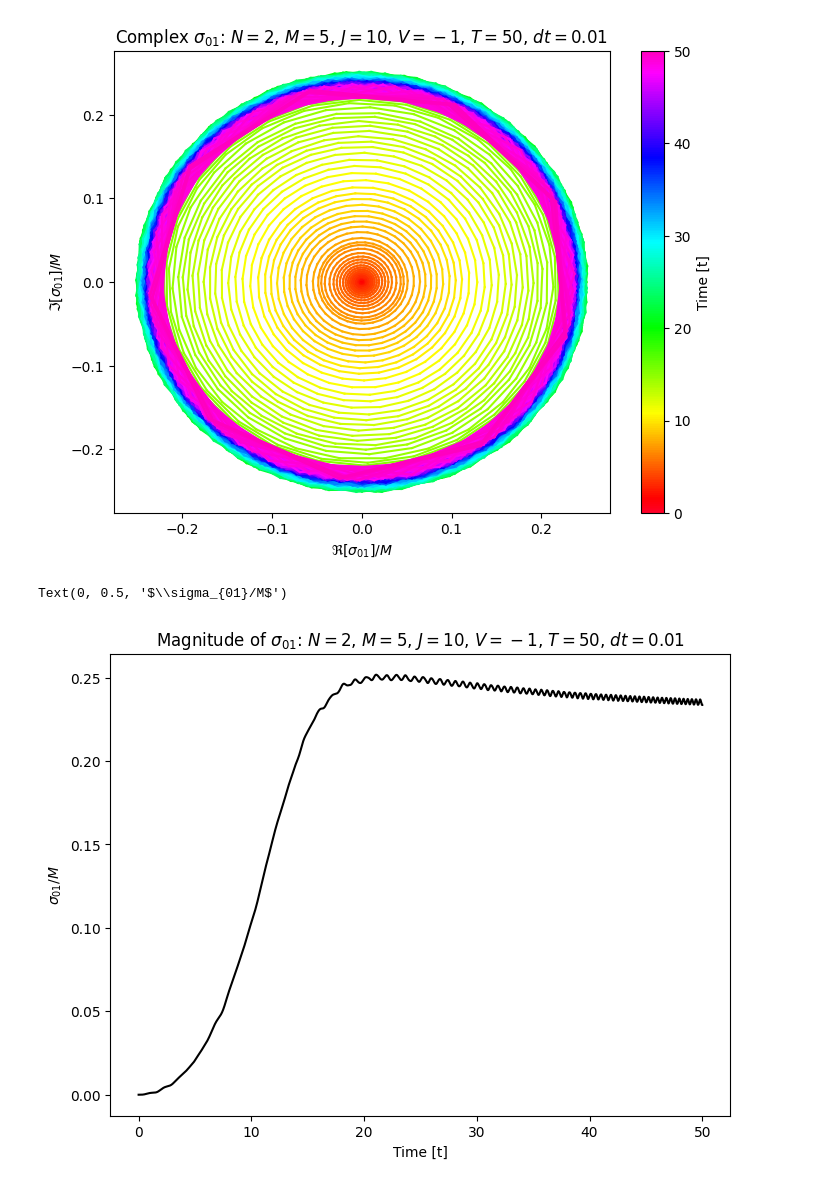
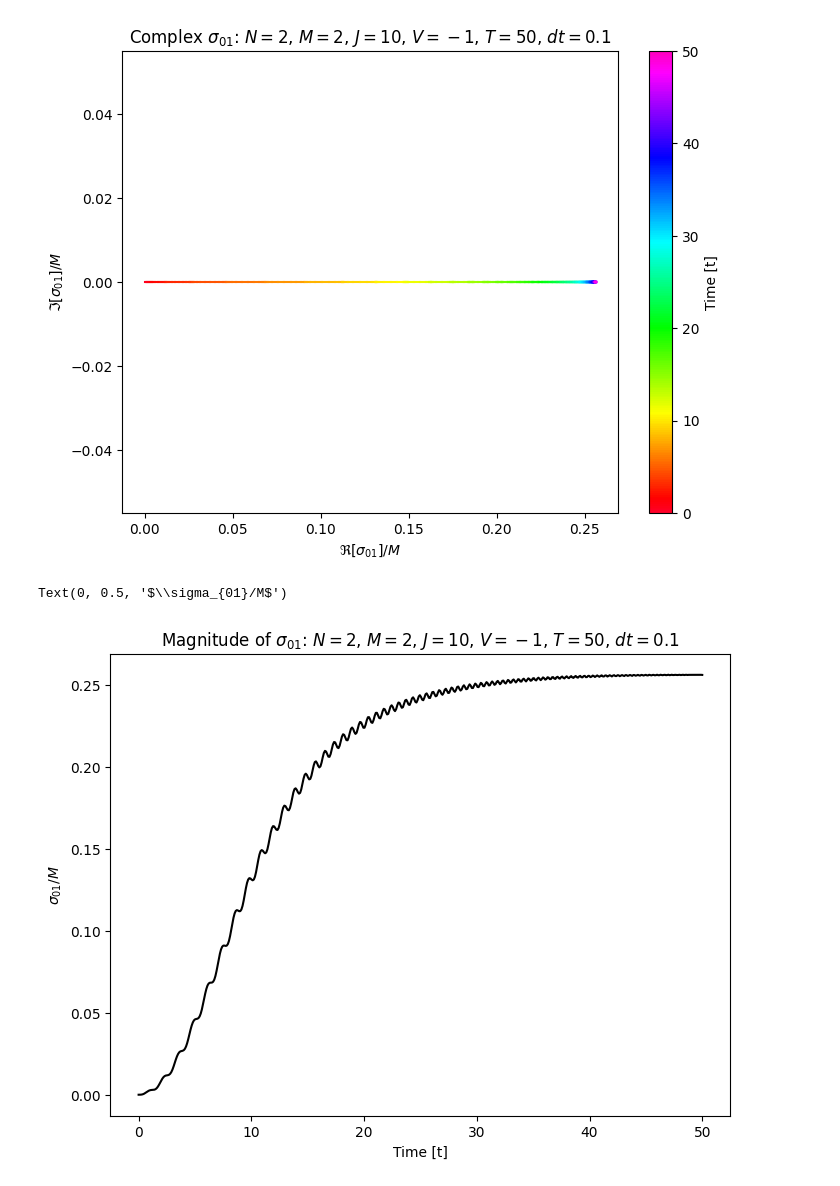
Before and after one commit to jwdesroches/synthetic_dimensions, a Jupyter notebook: adiabatic_evolution/adiabatic_evolution_correlations.ipynb, the cells around one changed output. Drawn from its saved outputs; the diff is of its cells as text; code cells hidden in the pictures.

Commit message:
fixed sigma plotting issue

```diff
--- a/adiabatic_evolution/adiabatic_evolution_correlations.ipynb
+++ b/adiabatic_evolution/adiabatic_evolution_correlations.ipynb
@@ -12,7 +12,7 @@ import warnings
 warnings.filterwarnings("ignore")
 # %%
 N = 2
-M = 5
+M = 2
 
 mu = 5
 init_J = 0.01
@@ -25,7 +25,7 @@ i = 0
 j = 1
 
 t_total = 50
-dt = 0.01
+dt = 0.1
 
 n_excited_states = M**N
 
@@ -39,38 +39,39 @@ states, _ = enumerate_states(N, M)
 for idx in range(len(times)):
 
         adiabatic_wavefunction = adiabatic_wavefunctions[idx]
+
         sigmas_over_M += [sigma_ij(i = i, j = j, ground_state_wavefunction = adiabatic_wavefunction, states = states, N=N, M=M)/M]
 # %%
 fig, ax = plt.subplots(figsize=(8, 6))
 
 norm = plt.Normalize(times.min(), times.max())
 cmap = get_cmap('gist_rainbow')
 
 for i in range(len(times) - 1):
     ax.plot(np.real(sigmas_over_M[i:i+2]), np.imag(sigmas_over_M[i:i+2]), color=cmap(norm(times[i])))
 
 sm = plt.cm.ScalarMappable(cmap=cmap, norm=norm)
 sm.set_array([])
 cbar = plt.colorbar(sm, ax=ax)
 cbar.set_label('Time [t]')
 
 ax.set_xlabel("$\Re [\sigma_{01}]/M$")
 ax.set_ylabel("$\Im [\sigma_{01}]/M$")
 ax.set_title("Complex $\sigma_{01}$:"+f" $N={N}$, $M={M}$, $J = {J}$, $V={V}$, $T={t_total}$, $dt={np.round(dt, 3)}$")
 
 plt.show()
 
 fig, ax = plt.subplots(figsize = (8,6))
 
-ax.plot(times, np.abs(sigmas_over_M), '-k')
+ax.plot(times, sigmas_over_M, '-k')
 
 ax.set_title("Magnitude of $\sigma_{01}$:"+f" $N={N}$, $M={M}$, $J = {J}$, $V={V}$, $T={t_total}$, $dt={np.round(dt, 3)}$")
 ax.set_xlabel("Time [t]")
 ax.set_ylabel("$\sigma_{01}/M$")
 # %% [output]
-[figure, old version]
+[figure, new version]
 Text(0, 0.5, '$\\sigma_{01}/M$')
-[figure, old version]
+[figure, new version]
 # %%
 N = 2
 M = 5
```
Also changed, not shown: parts of 2 cells of this notebook, 2 other files.
